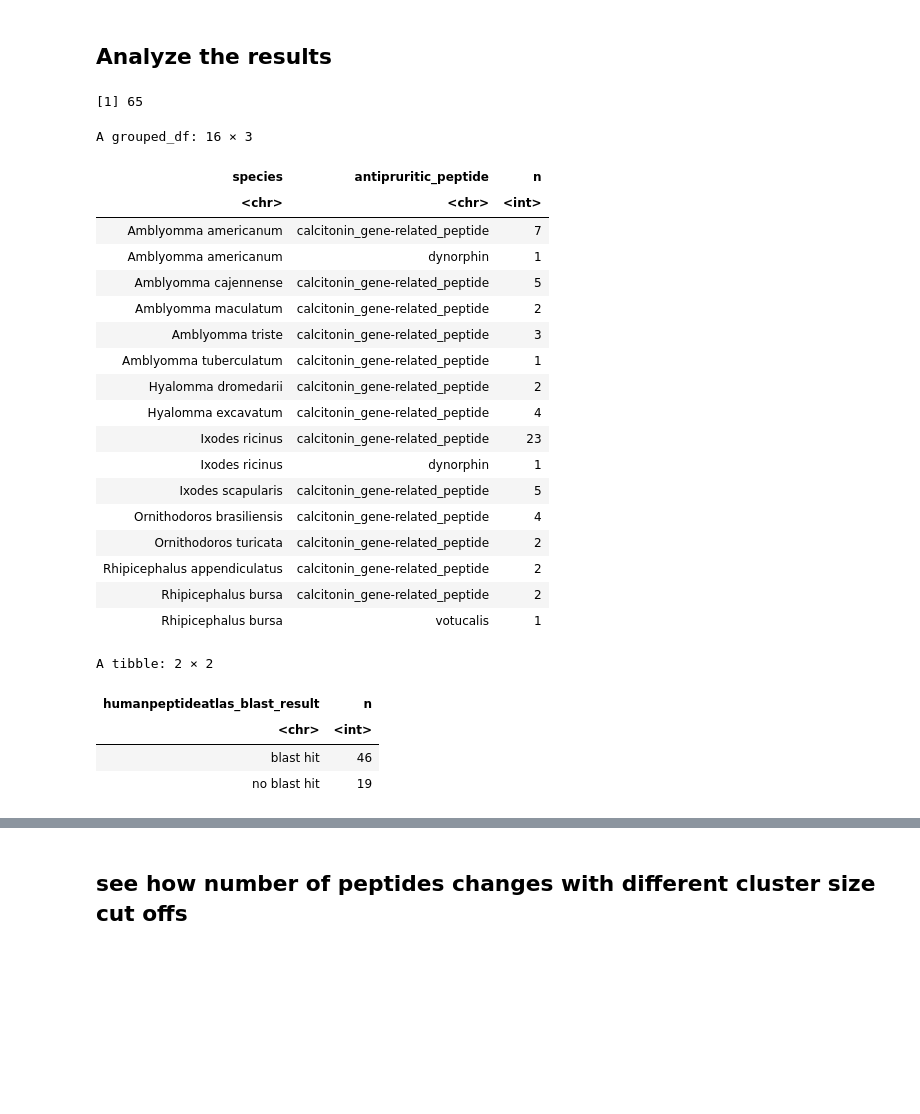
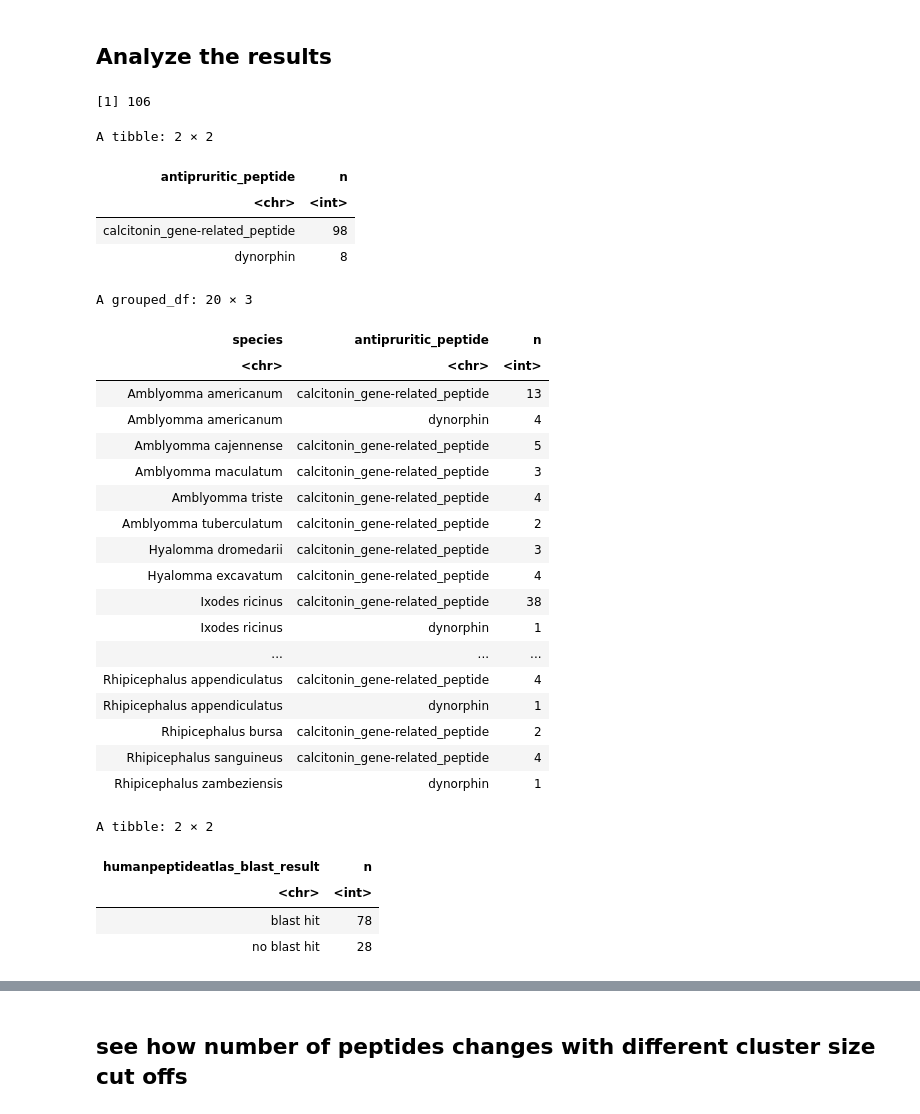
Before and after one commit to Arcadia-Science/2024-tick-sg-peptides-tsa, a Jupyter notebook: notebooks/20240404-antipruritic-peptides.ipynb, the cells around one changed output, grey strips where cells are left out. Cells and saved outputs as stored; diff of their text form; code cells hidden in the pictures; blank space fills up the shorter version.

```diff
--- a/notebooks/20240404-antipruritic-peptides.ipynb
+++ b/notebooks/20240404-antipruritic-peptides.ipynb
@@ -149,39 +149,51 @@ antip <- antip %>%
   # join to clustering info to see if any of the peptides are similar to each other
   left_join(clustering, by = c("qseqid" = "mmseqs2_cluster_member")) %>%
   # join to clustering summary to get cluster sizes for peptides
-  left_join(cluster_summary, by = "mmseqs2_representative_sequence")
+  left_join(cluster_summary, by = "mmseqs2_representative_sequence") %>%
+  # remove votucalis, which isn't actually a peptide
+  filter(antipruritic_peptide != "votucalis")
 # %% [markdown]
 ## Analyze the results
 # %%
 # how many total sequences had hits to anti-pruritic peptides?
 nrow(antip)
 # %% [output]
-[1] 65
+[1] 106
 # %%
 # what was the species x peptide hit makeup?
+
+antip %>%
+  group_by(antipruritic_peptide) %>%
+  tally()
+
 antip %>%
   group_by(species, antipruritic_peptide) %>%
   tally()
 # %% [output]
-A grouped_df: 16 × 3
+A tibble: 2 × 2
-| species | antipruritic_peptide | n |
-| <chr> | <chr> | <int> |
-| Amblyomma americanum | calcitonin_gene-related_peptide | 7 |
-| Amblyomma americanum | dynorphin | 1 |
-| Amblyomma cajennense | calcitonin_gene-related_peptide | 5 |
-| Amblyomma maculatum | calcitonin_gene-related_peptide | 2 |
-| Amblyomma triste | calcitonin_gene-related_peptide | 3 |
-| Amblyomma tuberculatum | calcitonin_gene-related_peptide | 1 |
-| Hyalomma dromedarii | calcitonin_gene-related_peptide | 2 |
-| Hyalomma excavatum | calcitonin_gene-related_peptide | 4 |
-| Ixodes ricinus | calcitonin_gene-related_peptide | 23 |
-| Ixodes ricinus | dynorphin | 1 |
-| Ixodes scapularis | calcitonin_gene-related_peptide | 5 |
-| Ornithodoros brasiliensis | calcitonin_gene-related_peptide | 4 |
-| Ornithodoros turicata | calcitonin_gene-related_peptide | 2 |
-| Rhipicephalus appendiculatus | calcitonin_gene-related_peptide | 2 |
-| Rhipicephalus bursa | calcitonin_gene-related_peptide | 2 |
-| Rhipicephalus bursa | votucalis | 1 |
+| antipruritic_peptide | n |
+| <chr> | <int> |
+| calcitonin_gene-related_peptide | 98 |
+| dynorphin | 8 |
+A grouped_df: 20 × 3
+| species | antipruritic_peptide | n |
+| <chr> | <chr> | <int> |
+| Amblyomma americanum | calcitonin_gene-related_peptide | 13 |
+| Amblyomma americanum | dynorphin | 4 |
+| Amblyomma cajennense | calcitonin_gene-related_peptide | 5 |
+| Amblyomma maculatum | calcitonin_gene-related_peptide | 3 |
+| Amblyomma triste | calcitonin_gene-related_peptide | 4 |
+| Amblyomma tuberculatum | calcitonin_gene-related_peptide | 2 |
+| Hyalomma dromedarii | calcitonin_gene-related_peptide | 3 |
+| Hyalomma excavatum | calcitonin_gene-related_peptide | 4 |
+| Ixodes ricinus | calcitonin_gene-related_peptide | 38 |
+| Ixodes ricinus | dynorphin | 1 |
+| ... | ... | ... |
+| Rhipicephalus appendiculatus | calcitonin_gene-related_peptide | 4 |
+| Rhipicephalus appendiculatus | dynorphin | 1 |
+| Rhipicephalus bursa | calcitonin_gene-related_peptide | 2 |
+| Rhipicephalus sanguineus | calcitonin_gene-related_peptide | 4 |
+| Rhipicephalus zambeziensis | dynorphin | 1 |
 # %%
 # how many peptides also had hits to the human peptide atlas?
 antip %>%
@@ -192,8 +204,8 @@ antip %>%
 A tibble: 2 × 2
 | humanpeptideatlas_blast_result | n |
 | <chr> | <int> |
-| blast hit | 46 |
-| no blast hit | 19 |
+| blast hit | 78 |
+| no blast hit | 28 |
 # %%
 # how many peptides also had hits to the human peptide atlas?
 antip %>%
```
Also changed, not shown: parts of 10 cells of this notebook, 3 other files.
